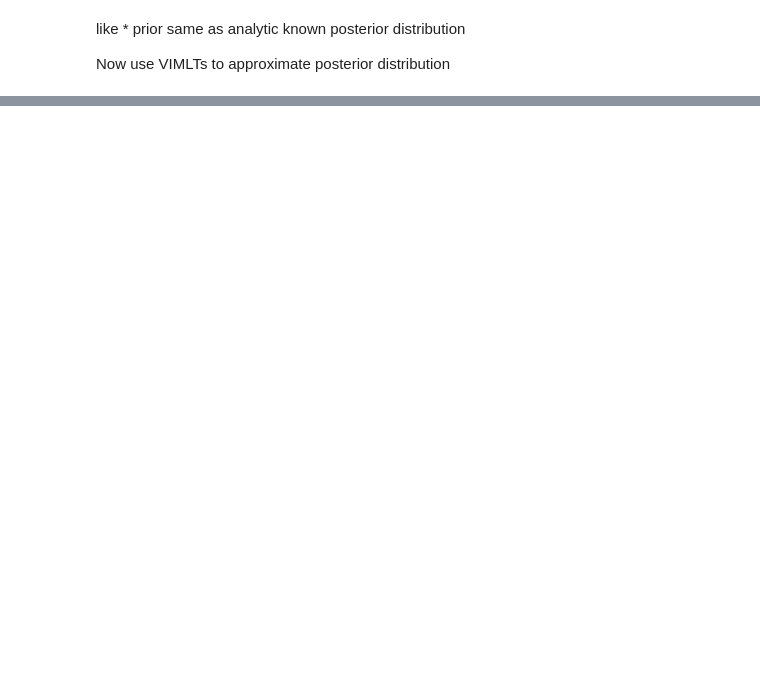
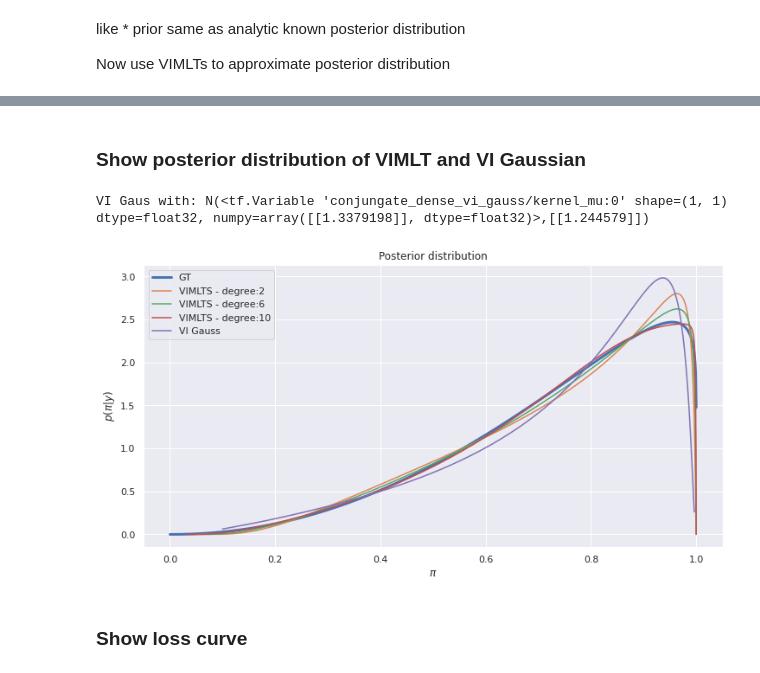
Before and after one commit to stefan1893/VIMLTS, a Jupyter notebook: ipynb/00_conjugate_prior.ipynb, the cells around one changed output, grey strips where cells are left out. Drawn from its saved outputs; the diff is of its cells as text; code cells hidden in the pictures; blank space fills up the shorter version.

```diff
--- a/ipynb/00_conjugate_prior.ipynb
+++ b/ipynb/00_conjugate_prior.ipynb
@@ -1139,0 +209,15 @@ bij(z)
+# %%
+class LogKL(tf.keras.callbacks.Callback):
+    def on_epoch_end(self, epoch, logs=None):
+        logs = logs or {}
+        logs['epochs'] = epoch
+        kl = [layer.losses[0] for layer in self.model.layers]
+        # logs['kl'] = tf.reduce_sum(kl)
+        logs['kl'] = kl
+
+for name, model in models.items():
+    print(f"Start experiment with model {name}")
+    epochs = 10000
+    lr_callback = tf.keras.callbacks.LearningRateScheduler(partial(scheduler, lr_start=0.05, lr_stop=0.025, epochs=epochs))
+    model.compile(optimizer=tf.keras.optimizers.SGD(learning_rate=0.05), loss=sample_bernoulli_nll, run_eagerly=False)
+    model.fit(tf.ones((len(data),1)), ytensor, epochs=epochs, verbose=False, callbacks=[lr_callback, LogKL()])
@@ -1139,0 +237,25 @@ bij(z)
+# %% [markdown]
+### Show posterior distribution of VIMLT and VI Gaussian
+# %%
+alpha_post = alpha + np.sum(data)
+beta_post = beta + len(data) - np.sum(data)
+pdf_post = stats.beta(a=alpha_post, b=beta_post).pdf(x=pis)
+plt.figure(figsize=(12,6))
+sns.lineplot(data=pd.DataFrame.from_dict({'$p(\pi|y)$':pdf_post, '$\pi$':pis}), x='$\pi$', y='$p(\pi|y)$', label="GT", linewidth=3)
+
+for name, model in models.items():
+    layer = model.layers[0]
+    qw, w = layer.get_w_dist()
+    bij = tfp.bijectors.Sigmoid()
+    pi = bij(w)
+    q_pi = tf.math.log(qw) - bij.forward_log_det_jacobian(w, event_ndims=0)
+    # if m == 2:
+    plt.plot(pi, tf.math.exp(q_pi), label=name, linewidth=1.5)
+plt.legend()
+plt.title("Posterior distribution")
+plt.savefig("00_conj_prior_posterior.png")
+# %% [output]
+VI Gaus with: N(<tf.Variable 'conjungate_dense_vi_gauss/kernel_mu:0' shape=(1, 1) dtype=float32, numpy=array([[1.3379198]], dtype=float32)>,[[1.244579]])
+[figure, added]
+# %% [markdown]
+### Show loss curve
```
Also changed, not shown: parts of 62 cells of this notebook, 1 other file.
